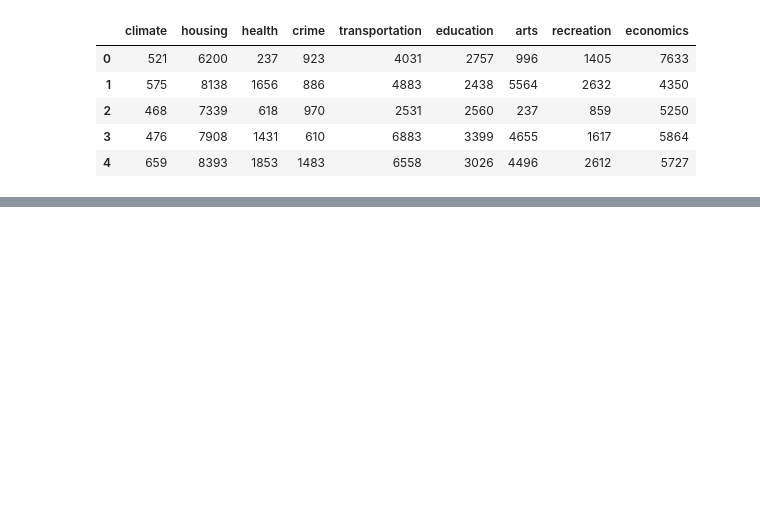
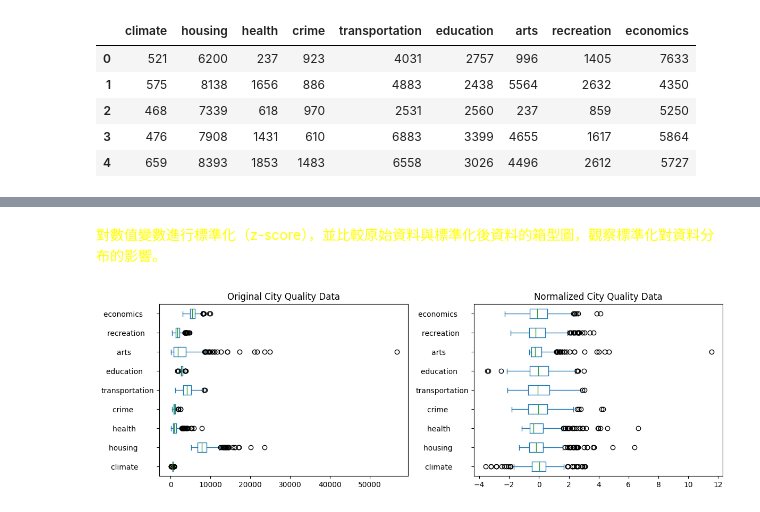
Before and after one commit to ntpuccw/ML_inCLassCoding, a Jupyter notebook: gar0907.ipynb, the cells around one changed output, grey strips where cells are left out. Cells and saved outputs as stored; diff of their text form; code cells hidden in the pictures; blank space fills up the shorter version.

```diff
--- a/gar0907.ipynb
+++ b/gar0907.ipynb
@@ -22,0 +39,15 @@ plt.show()
+# %% [markdown]
+<font color="yellow">對數值變數進行標準化（z-score），並比較原始資料與標準化後資料的箱型圖，觀察標準化對資料分布的影響。
+# %%
+numeric_df = df.select_dtypes(include="number")
+normalized_df = (numeric_df - numeric_df.mean()) / numeric_df.std()
+
+fig, axes = plt.subplots(1, 2, figsize=(12, 4))
+numeric_df.plot(kind="box", vert=False, ax=axes[0])
+axes[0].set_title("Original City Quality Data")
+normalized_df.plot(kind="box", vert=False, ax=axes[1])
+axes[1].set_title("Normalized City Quality Data")
+plt.tight_layout()
+plt.show()
+# %% [output]
+[figure, added]
```
Also changed, not shown: parts of 8 cells of this notebook.
